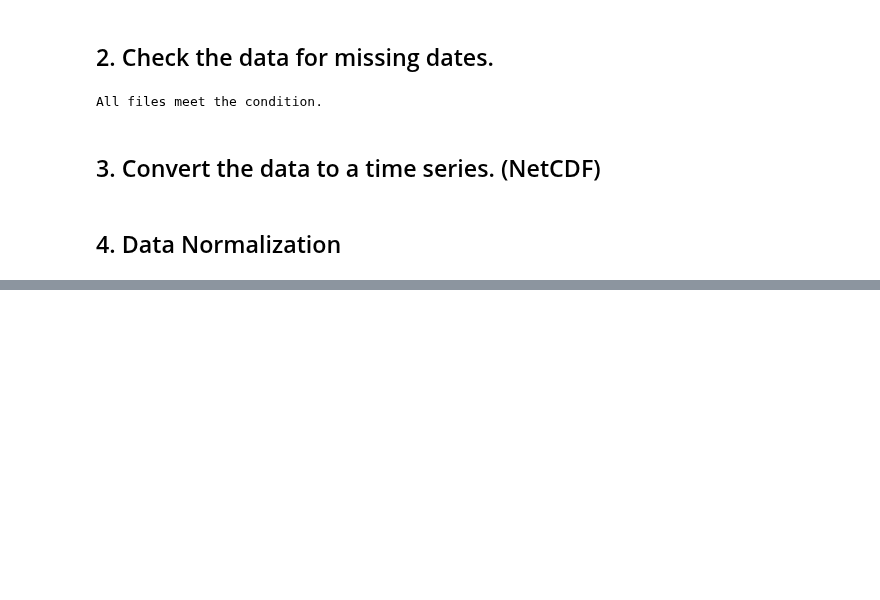
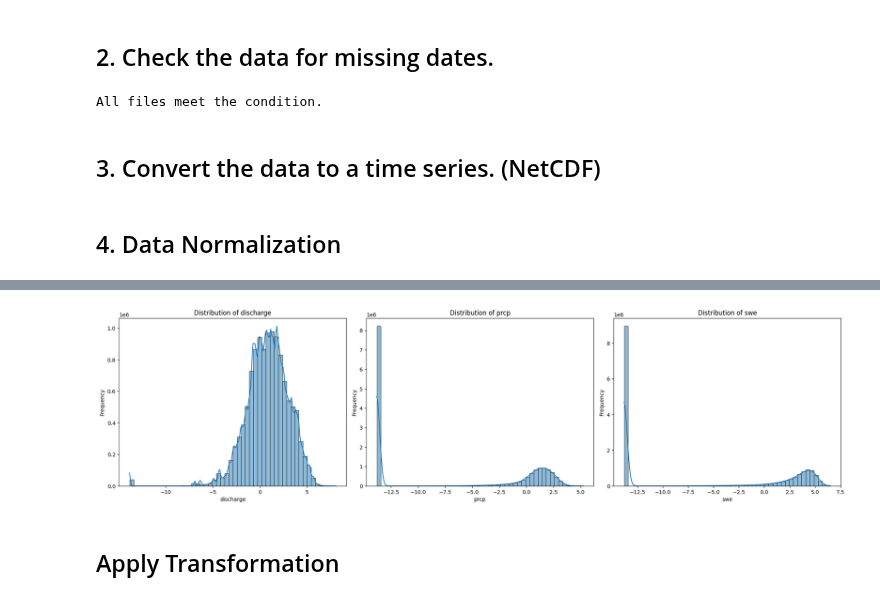
Before and after one commit to yunsupark1120/GAGEii_modeling, a Jupyter notebook: data_preprocessing.ipynb, the cells around one changed output, grey strips where cells are left out. Drawn from its saved outputs; the diff is of its cells as text; code cells hidden in the pictures; blank space fills up the shorter version.

```diff
--- a/data_preprocessing.ipynb
+++ b/data_preprocessing.ipynb
@@ -233,0 +309,17 @@ plt.show()
+# %%
+variables = ['discharge', 'prcp',  'swe']
+
+plt.figure(figsize=(20, 15))
+for i, variable in tqdm(enumerate(variables, 1)):
+    plt.subplot(3, 3, i)
+    sns.histplot(combined_df[variable].dropna(), bins=50, kde=True)
+    plt.xlabel(variable)
+    plt.ylabel('Frequency')
+    plt.title(f'Distribution of {variable}')
+
+plt.tight_layout()
+plt.show()
+# %% [output]
+[figure, added]
+# %% [markdown]
+## Apply Transformation
```
Also changed, not shown: parts of 7 cells of this notebook, 1 other file.
